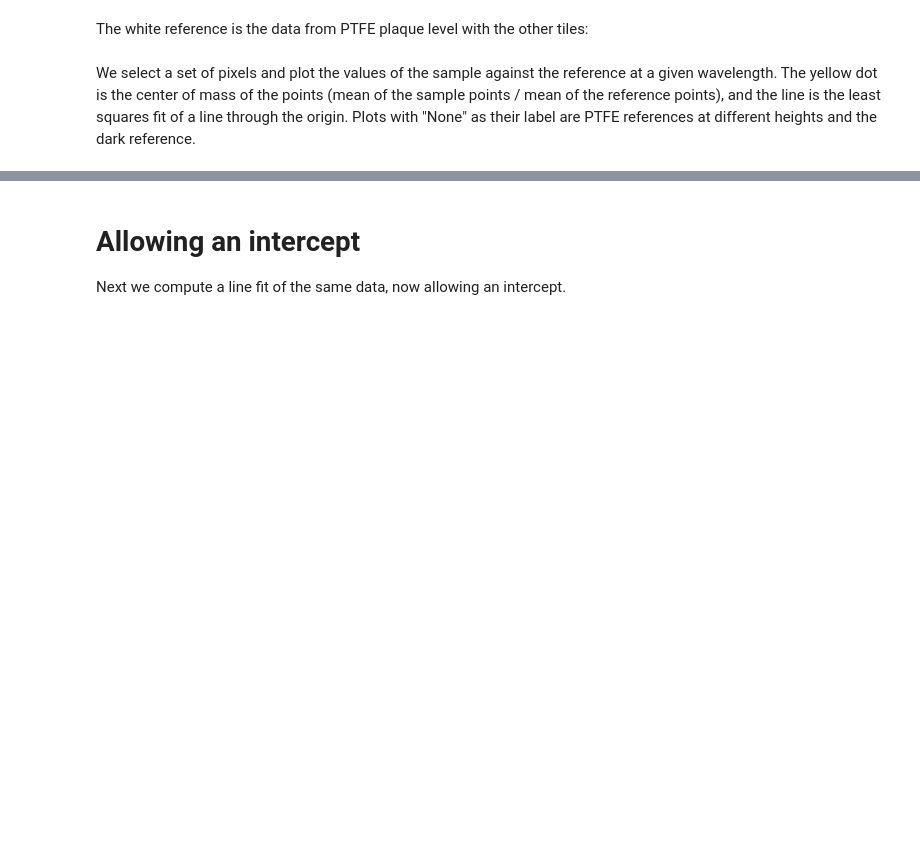
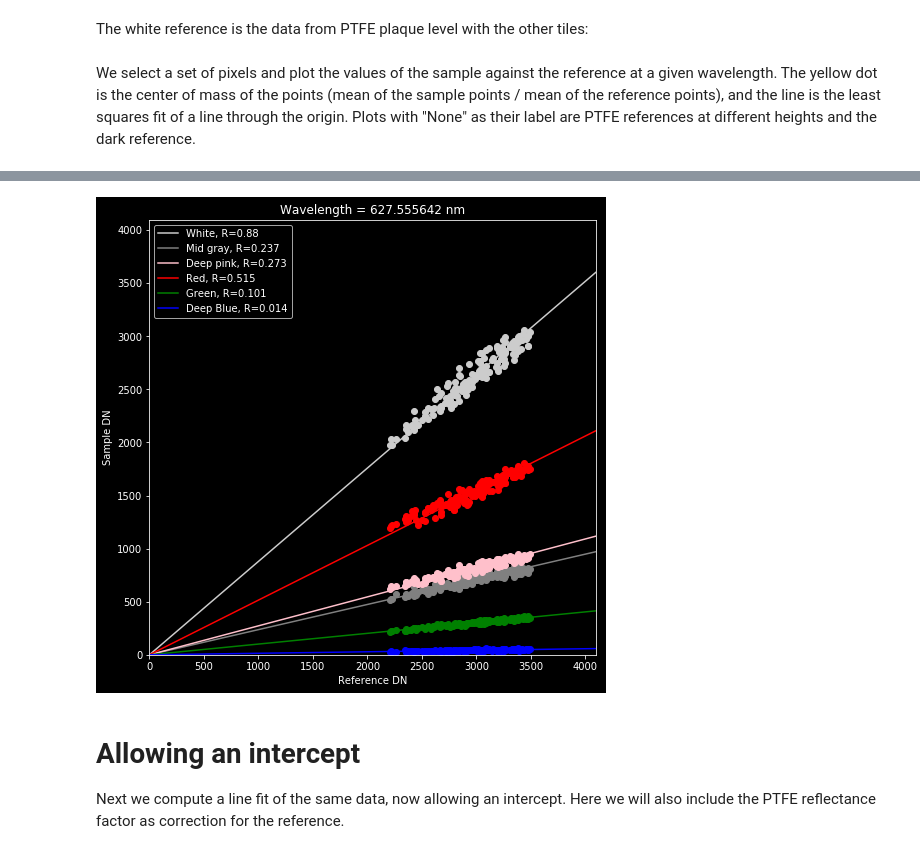
Before and after one commit to silmae/colortiles, a Jupyter notebook: Reflectances as fits.ipynb, the cells around one changed output, grey strips where cells are left out. Cells and saved outputs as stored; diff of their text form; code cells hidden in the pictures; blank space fills up the shorter version.

Commit message:
Include PTFE reflectance factor in computations

```diff
--- a/Reflectances as fits.ipynb
+++ b/Reflectances as fits.ipynb
@@ -58,6 +60,29 @@ for k in range(dn_ds.filename.size):
+# %%
+fig, ax = plt.subplots(figsize=(8,8))
+x = dn_ds.isel(**roi, **boi)['reference_dn'].data.ravel()
+c = ['0.80', 'grey', 'pink', 'red', 'green', 'blue']
+lg = []
+for k, f in enumerate(dn_ds.filename[slice(0, -7, 3)]):
+    y = dn_ds.sel(filename=f).isel(**roi, **boi)['dark_corrected_dn'].data.ravel()
+    R = np.float64(np.linalg.lstsq(x.reshape(x.size, 1), y.reshape(y.size, 1), rcond=None)[0])
+    Rmean = np.mean(x / y)
+    ax.scatter(x, y, c=c[k])
+    ax.plot(np.arange(4096), R * np.arange(4096), c=c[k])
+    #ax.scatter(np.mean(x), np.mean(y), color='k')
+    lg.append(f"{dn_ds.sel(filename=f)['tile'].values}, R={np.round(R, decimals=3)}")
+ax.set_xlim((0, 4096))
+ax.set_ylim((0, 4096))
+ax.legend(lg)
+ax.set_title(f'Wavelength = {float(dn_ds.wavelength.isel(**boi))} nm')
+ax.set_ylabel('Sample DN')
+ax.set_xlabel('Reference DN')
+plt.savefig('various_tiles.png')
+plt.show()
+# %% [output]
+[figure, added]
 # %% [markdown]
 # Allowing an intercept
-Next we compute a line fit of the same data, now allowing an intercept.
+Next we compute a line fit of the same data, now allowing an intercept. Here we will also include the PTFE reflectance factor as correction for the reference.
 # %%
 import holoviews as hv
 hv.extension('bokeh', 'matplotlib')
```
Also changed, not shown: parts of 14 cells of this notebook.
